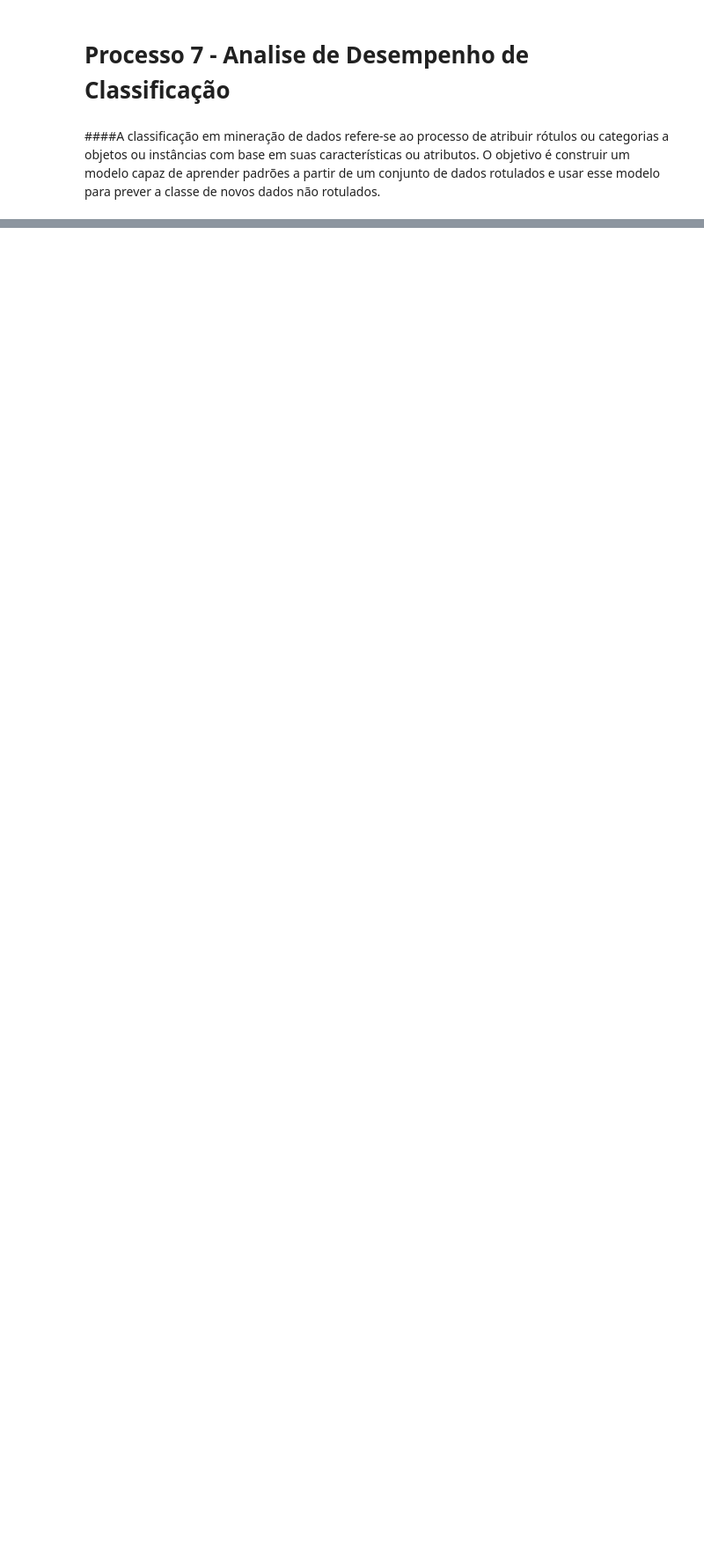
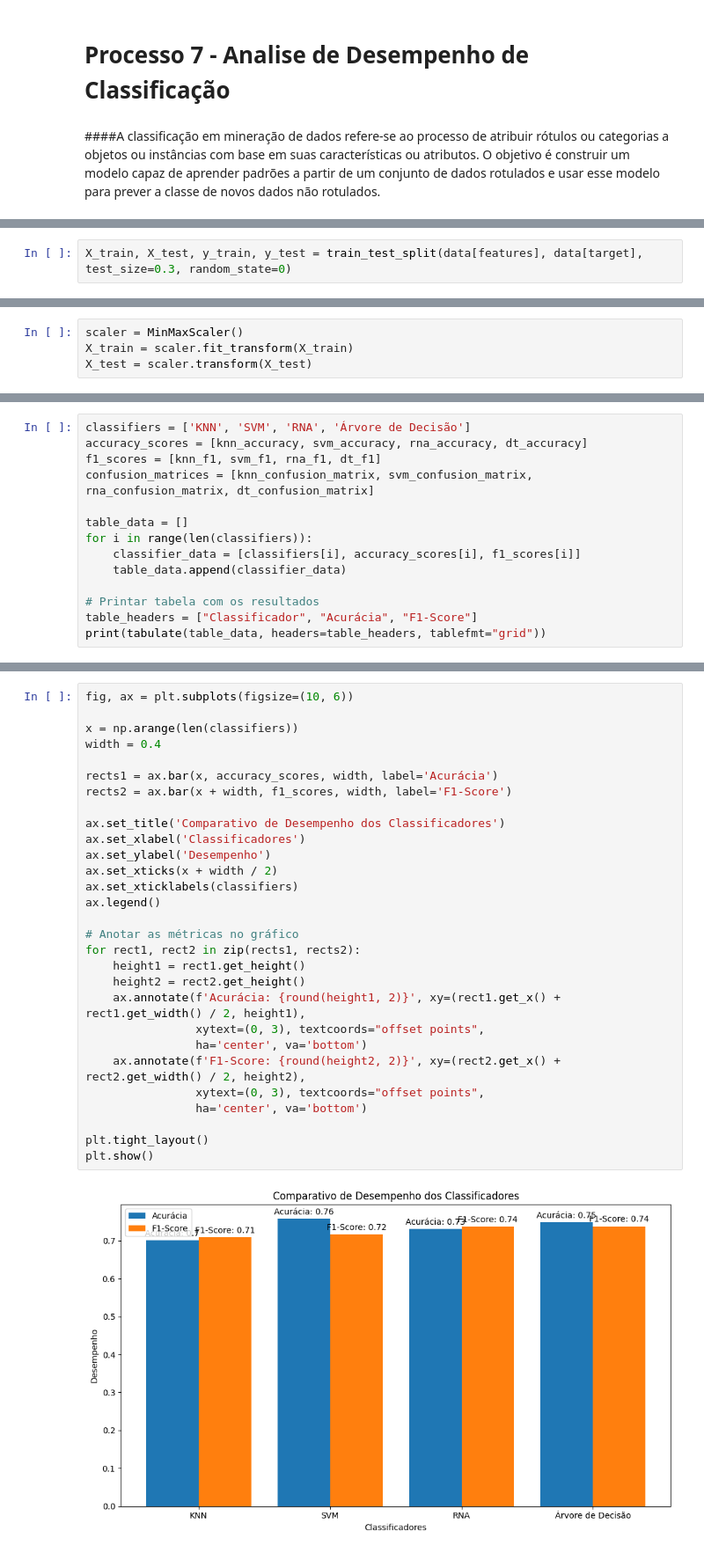
Before and after one commit to ViniciusKanh/AM-Predict-Diabetes, a Jupyter notebook: Prever_Diabetes_Mineração.ipynb, the cells around one changed output, grey strips where cells are left out. Shown at 88% size. Cells and saved outputs as stored; diff of their text form; blank space fills up the shorter version.

```diff
--- a/Prever_Diabetes_Mineração.ipynb
+++ b/Prever_Diabetes_Mineração.ipynb
@@ -1883,0 +1919,2 @@ Além disso, para visualizar a estrutura da rede neural, o código utiliza a bib
+# %%
+X_train, X_test, y_train, y_test = train_test_split(data[features], data[target], test_size=0.3, random_state=0)
@@ -1883,0 +1928,4 @@ Além disso, para visualizar a estrutura da rede neural, o código utiliza a bib
+# %%
+scaler = MinMaxScaler()
+X_train = scaler.fit_transform(X_train)
+X_test = scaler.transform(X_test)
@@ -1883,0 +2019,14 @@ Além disso, para visualizar a estrutura da rede neural, o código utiliza a bib
+# %%
+classifiers = ['KNN', 'SVM', 'RNA', 'Árvore de Decisão']
+accuracy_scores = [knn_accuracy, svm_accuracy, rna_accuracy, dt_accuracy]
+f1_scores = [knn_f1, svm_f1, rna_f1, dt_f1]
+confusion_matrices = [knn_confusion_matrix, svm_confusion_matrix, rna_confusion_matrix, dt_confusion_matrix]
+
+table_data = []
+for i in range(len(classifiers)):
+    classifier_data = [classifiers[i], accuracy_scores[i], f1_scores[i]]
+    table_data.append(classifier_data)
+
+# Printar tabela com os resultados
+table_headers = ["Classificador", "Acurácia", "F1-Score"]
+print(tabulate(table_data, headers=table_headers, tablefmt="grid"))
@@ -1883,0 +2071,31 @@ Além disso, para visualizar a estrutura da rede neural, o código utiliza a bib
+# %%
+fig, ax = plt.subplots(figsize=(10, 6))
+
+x = np.arange(len(classifiers))
+width = 0.4
+
+rects1 = ax.bar(x, accuracy_scores, width, label='Acurácia')
+rects2 = ax.bar(x + width, f1_scores, width, label='F1-Score')
+
+ax.set_title('Comparativo de Desempenho dos Classificadores')
+ax.set_xlabel('Classificadores')
+ax.set_ylabel('Desempenho')
+ax.set_xticks(x + width / 2)
+ax.set_xticklabels(classifiers)
+ax.legend()
+
+# Anotar as métricas no gráfico
+for rect1, rect2 in zip(rects1, rects2):
+    height1 = rect1.get_height()
+    height2 = rect2.get_height()
+    ax.annotate(f'Acurácia: {round(height1, 2)}', xy=(rect1.get_x() + rect1.get_width() / 2, height1),
+                xytext=(0, 3), textcoords="offset points",
+                ha='center', va='bottom')
+    ax.annotate(f'F1-Score: {round(height2, 2)}', xy=(rect2.get_x() + rect2.get_width() / 2, height2),
+                xytext=(0, 3), textcoords="offset points",
+                ha='center', va='bottom')
+
+plt.tight_layout()
+plt.show()
+# %% [output]
+[figure, added]
```
Also changed, not shown: parts of 28 cells of this notebook.
